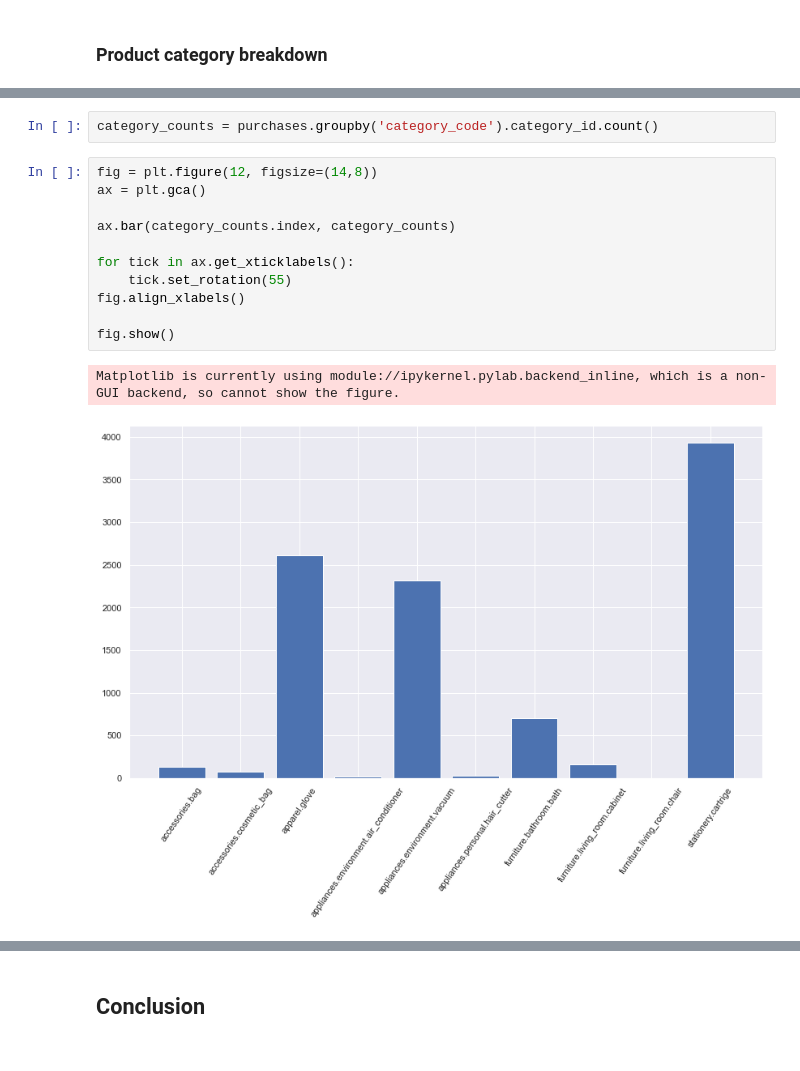
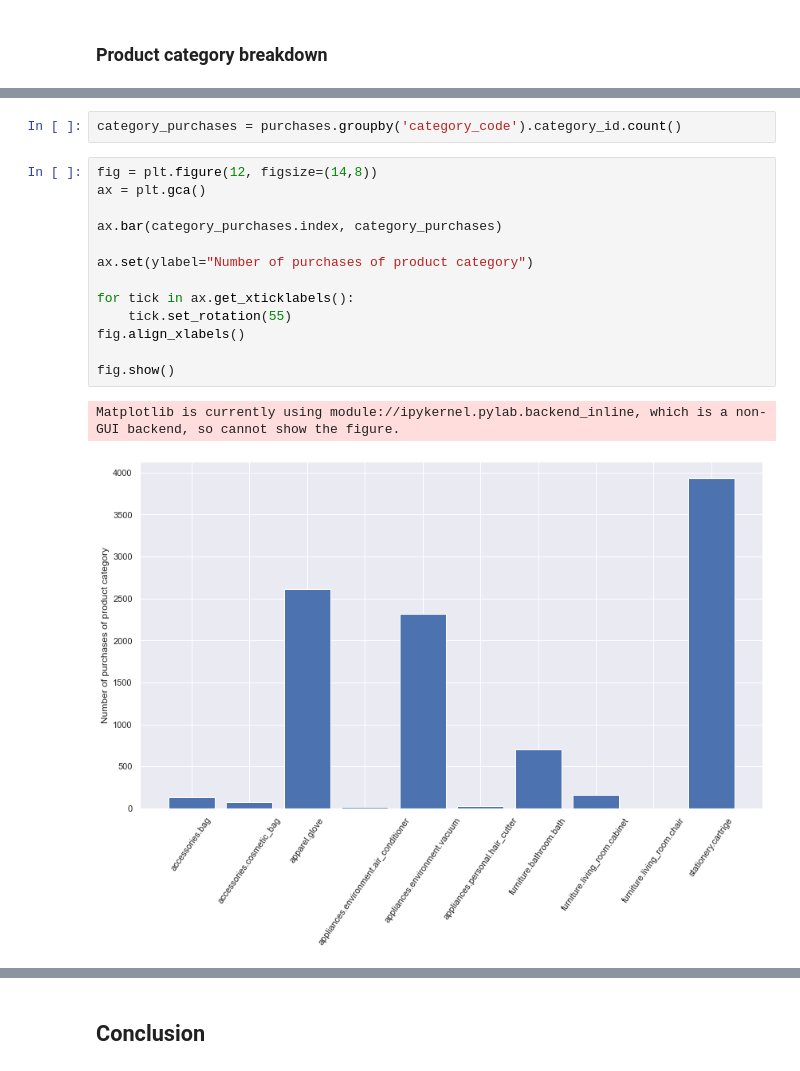
Before and after one commit to lawsonpd/data-analysis-interview-exercise, a Jupyter notebook: LevelwingEcommerceExercise.ipynb, the cells around one changed output, grey strips where cells are left out. Cells and saved outputs as stored; diff of their text form.

```diff
--- a/LevelwingEcommerceExercise.ipynb
+++ b/LevelwingEcommerceExercise.ipynb
@@ -526,16 +546,18 @@ This could suggest another opportunity for inventory reduction.
 # %%
-category_counts = purchases.groupby('category_code').category_id.count()
+category_purchases = purchases.groupby('category_code').category_id.count()
 # %%
 fig = plt.figure(12, figsize=(14,8))
 ax = plt.gca()
 
-ax.bar(category_counts.index, category_counts)
+ax.bar(category_purchases.index, category_purchases)
+
+ax.set(ylabel="Number of purchases of product category")
 
 for tick in ax.get_xticklabels():
     tick.set_rotation(55)
 fig.align_xlabels()
 
 fig.show()
 # %% [output]
 Matplotlib is currently using module://ipykernel.pylab.backend_inline, which is a non-GUI backend, so cannot show the figure.
-[figure, old version]
+[figure, new version]
```
Also changed, not shown: parts of 18 cells of this notebook.
